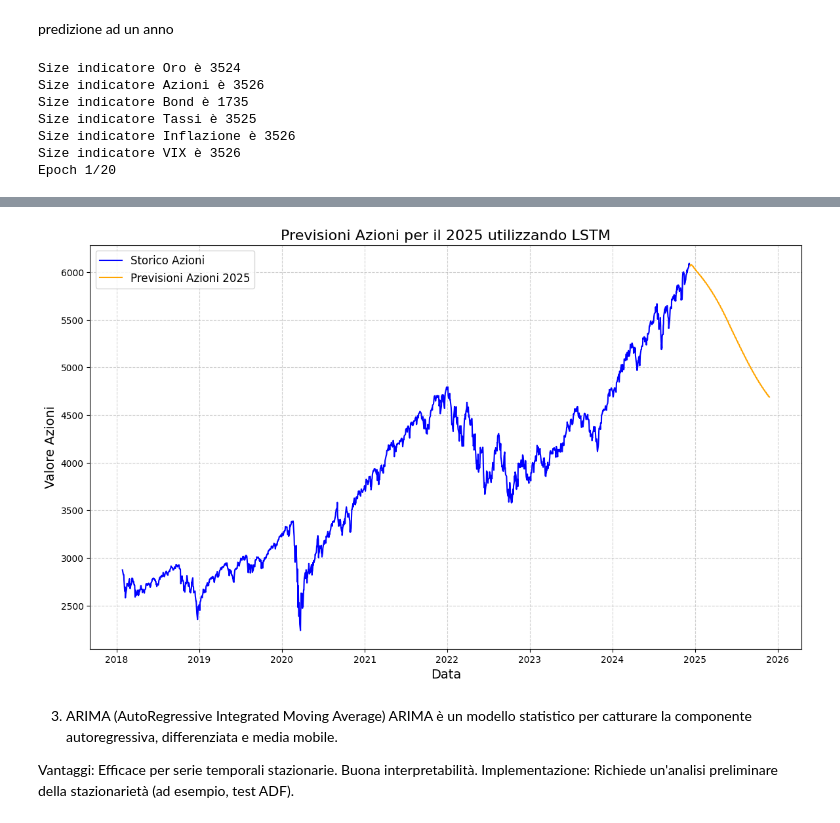
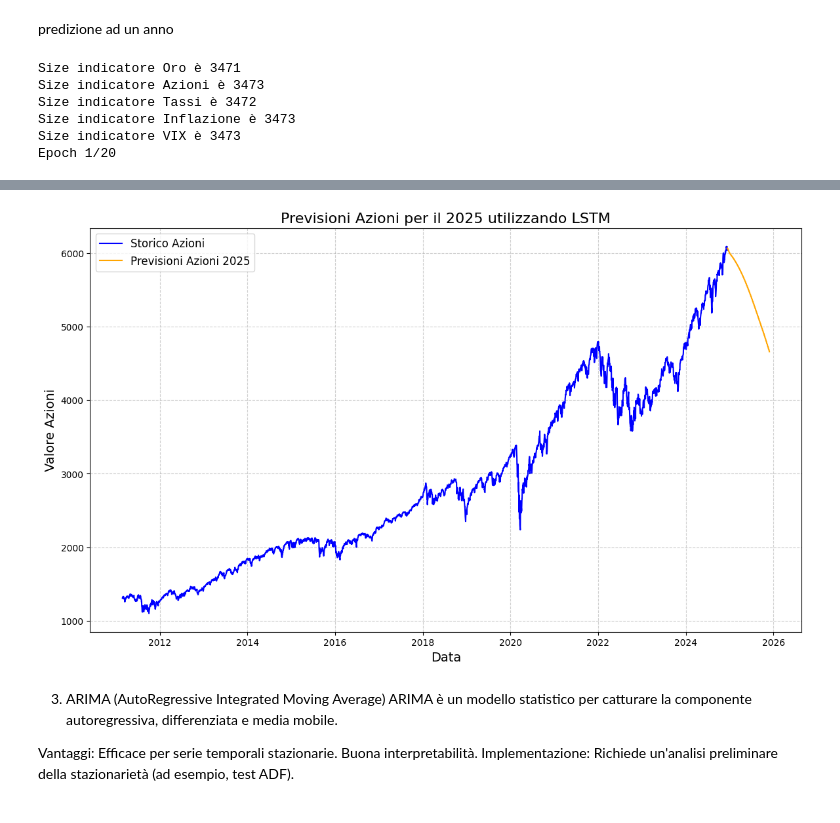
Before and after one commit to mauBona/Finance, a Jupyter notebook: ML.economy.life.cycle.ipynb, the cells around one changed output, grey strips where cells are left out. Drawn from its saved outputs; the diff is of its cells as text; code cells hidden in the pictures.

```diff
--- a/ML.economy.life.cycle.ipynb
+++ b/ML.economy.life.cycle.ipynb
@@ -522,7 +506,7 @@ def crea_sequenze(data, n_steps):
     return np.array(X), np.array(y)
 
 # Carica i dati storici (ad esempio il valore delle azioni)
-df = scarica_dati()  # Funzione scarica_dati che hai menzionato in precedenza
+df = scarica_dati(df)  # Funzione scarica_dati che hai menzionato in precedenza
 df = df[['Azioni']]  # Seleziona solo la colonna delle azioni
 
 # Normalizza i dati
@@ -579,10 +563,9 @@ plt.legend(fontsize=12)
 plt.grid(True, linestyle='--', alpha=0.6)
 plt.show()
 # %% [output]
-Size indicatore Oro è 3524
-Size indicatore Azioni è 3526
-Size indicatore Bond è 1735
-Size indicatore Tassi è 3525
-Size indicatore Inflazione è 3526
-Size indicatore VIX è 3526
+Size indicatore Oro è 3471
+Size indicatore Azioni è 3473
+Size indicatore Tassi è 3472
+Size indicatore Inflazione è 3473
+Size indicatore VIX è 3473
 Epoch 1/20
@@ -606,4 +589,4 @@ Epoch 7/20
-[figure, old version]
+[figure, new version]
 # %% [markdown]
 3. ARIMA (AutoRegressive Integrated Moving Average)
 ARIMA è un modello statistico per catturare la componente autoregressiva, differenziata e media mobile.
```
Also changed, not shown: parts of 15 cells of this notebook.
